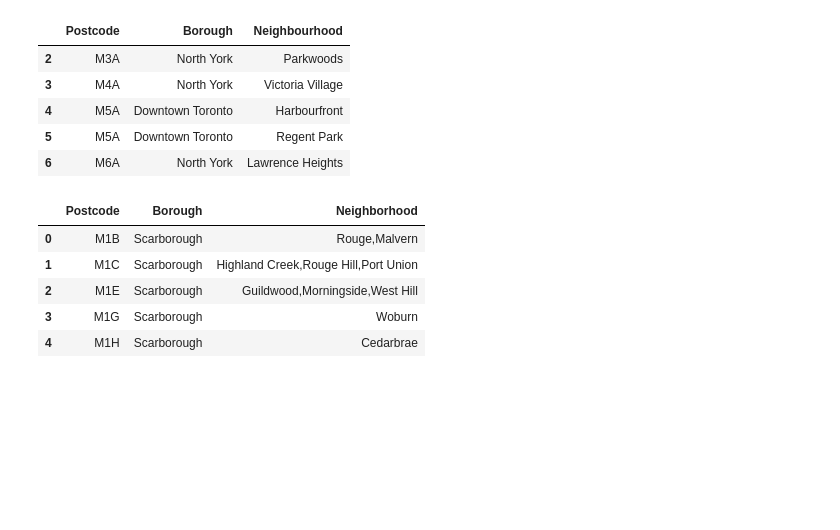
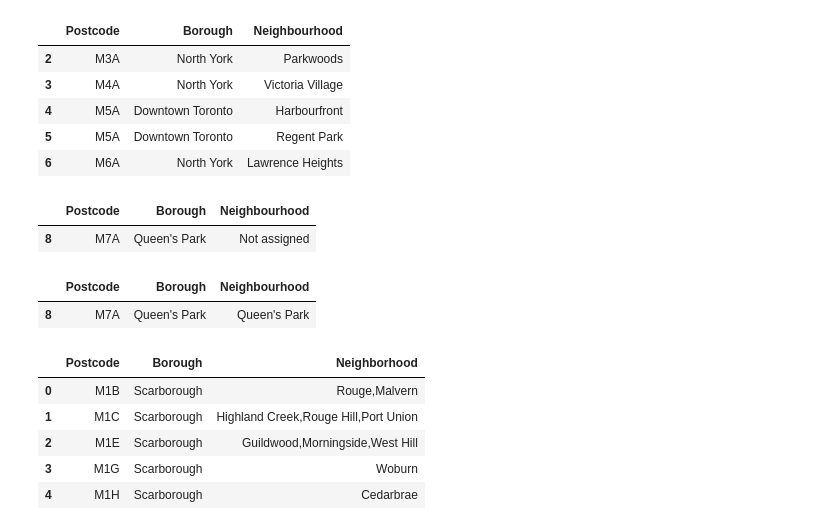
Before and after one commit to yunqianguo/Applied-Data-Science-Capstone, a Jupyter notebook: W3_Segment & Cluster Neighborhoods.ipynb, the cells around one changed output. Drawn from its saved outputs; the diff is of its cells as text; code cells hidden in the pictures; blank space fills up the shorter version.

```diff
--- a/W3_Segment & Cluster Neighborhoods.ipynb
+++ b/W3_Segment & Cluster Neighborhoods.ipynb
@@ -29,6 +29,21 @@ df.head()
 | 4 | M5A | Downtown Toronto | Harbourfront |
 | 5 | M5A | Downtown Toronto | Regent Park |
 | 6 | M6A | North York | Lawrence Heights |
+# %%
+# locate Borough "Queen's Park"
+df[df.Borough == "Queen's Park"]
+# %% [output]
+|  | Postcode | Borough | Neighbourhood |
+| 8 | M7A | Queen's Park | Not assigned |
+# %%
+# Replace "Queen's Park" Neighbourhood with "Queen's Park"
+Queen = df['Borough'] == "Queen's Park"
+df['Neighbourhood'] = np.where(Queen, "Queen's Park",df['Neighbourhood'])
+# check "Queen's Park" Neighbourhood
+df[df.Borough == "Queen's Park"]
+# %% [output]
+|  | Postcode | Borough | Neighbourhood |
+| 8 | M7A | Queen's Park | Queen's Park |
 # %%
 # group the dataframe by Postcode and Borough, and concatenate same postcode Neighbourhoods with seperated comma
 df = df.groupby(['Postcode','Borough']).apply(lambda group: ','.join(group['Neighbourhood'])).reset_index()
```
Also changed, not shown: parts of 22 cells of this notebook.
